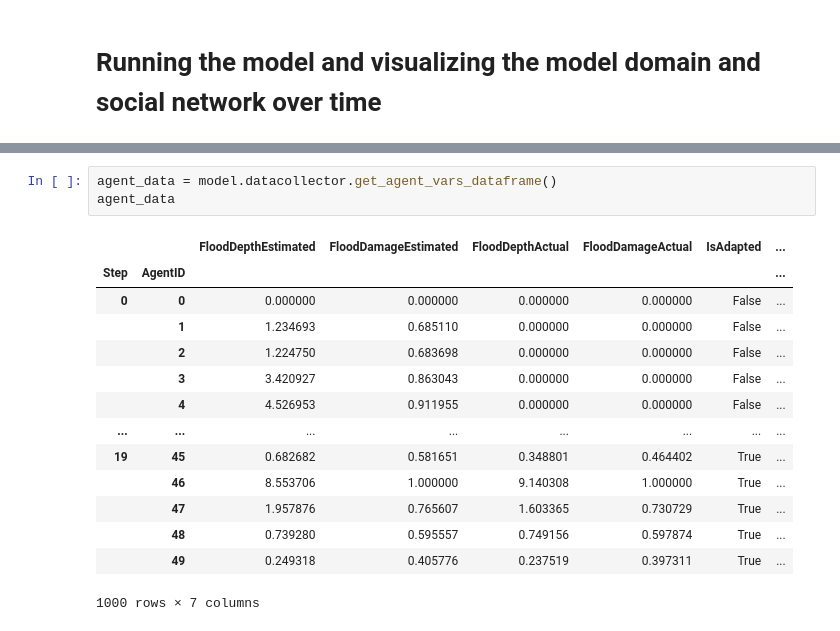
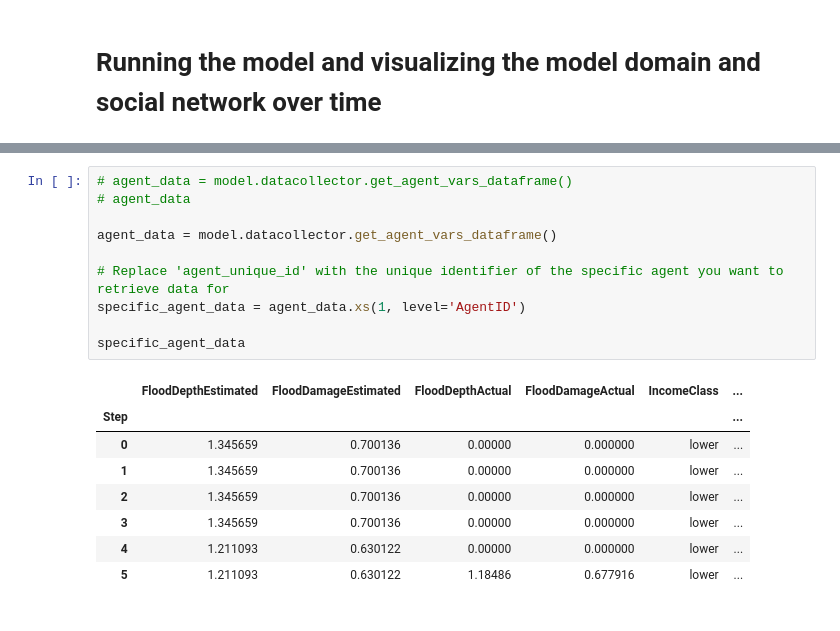
Before and after one commit to WoutervdVeen/ABM-SEN1211, a Jupyter notebook: base_model_mesa/model/demo.ipynb, the cells around one changed output, grey strips where cells are left out. Drawn from its saved outputs; the diff is of its cells as text.

```diff
--- a/base_model_mesa/model/demo.ipynb
+++ b/base_model_mesa/model/demo.ipynb
@@ -88,21 +79,22 @@ for step in range(20):
-# %%
-agent_data = model.datacollector.get_agent_vars_dataframe()
-agent_data
-# %% [output]
-|  |  | FloodDepthEstimated | FloodDamageEstimated | FloodDepthActual | FloodDamageActual | IsAdapted | ... |
-| Step | AgentID |  |  |  |  |  | ... |
-| 0 | 0 | 0.000000 | 0.000000 | 0.000000 | 0.000000 | False | ... |
-|  | 1 | 1.234693 | 0.685110 | 0.000000 | 0.000000 | False | ... |
-|  | 2 | 1.224750 | 0.683698 | 0.000000 | 0.000000 | False | ... |
-|  | 3 | 3.420927 | 0.863043 | 0.000000 | 0.000000 | False | ... |
-|  | 4 | 4.526953 | 0.911955 | 0.000000 | 0.000000 | False | ... |
-| ... | ... | ... | ... | ... | ... | ... | ... |
-| 19 | 45 | 0.682682 | 0.581651 | 0.348801 | 0.464402 | True | ... |
-|  | 46 | 8.553706 | 1.000000 | 9.140308 | 1.000000 | True | ... |
-|  | 47 | 1.957876 | 0.765607 | 1.603365 | 0.730729 | True | ... |
-|  | 48 | 0.739280 | 0.595557 | 0.749156 | 0.597874 | True | ... |
-|  | 49 | 0.249318 | 0.405776 | 0.237519 | 0.397311 | True | ... |
-1000 rows × 7 columns
+# %%
+# agent_data = model.datacollector.get_agent_vars_dataframe()
+# agent_data
+
+agent_data = model.datacollector.get_agent_vars_dataframe()
+
+# Replace 'agent_unique_id' with the unique identifier of the specific agent you want to retrieve data for
+specific_agent_data = agent_data.xs(1, level='AgentID')
+
+specific_agent_data
+# %% [output]
+|  | FloodDepthEstimated | FloodDamageEstimated | FloodDepthActual | FloodDamageActual | IncomeClass | ... |
+| Step |  |  |  |  |  | ... |
+| 0 | 1.345659 | 0.700136 | 0.00000 | 0.000000 | lower | ... |
+| 1 | 1.345659 | 0.700136 | 0.00000 | 0.000000 | lower | ... |
+| 2 | 1.345659 | 0.700136 | 0.00000 | 0.000000 | lower | ... |
+| 3 | 1.345659 | 0.700136 | 0.00000 | 0.000000 | lower | ... |
+| 4 | 1.211093 | 0.630122 | 0.00000 | 0.000000 | lower | ... |
+| 5 | 1.211093 | 0.630122 | 1.18486 | 0.677916 | lower | ... |
 # %%
 model_data = model.datacollector.get_model_vars_dataframe()
 model_data
```
Also changed, not shown: parts of 4 cells of this notebook, 3 other files.
